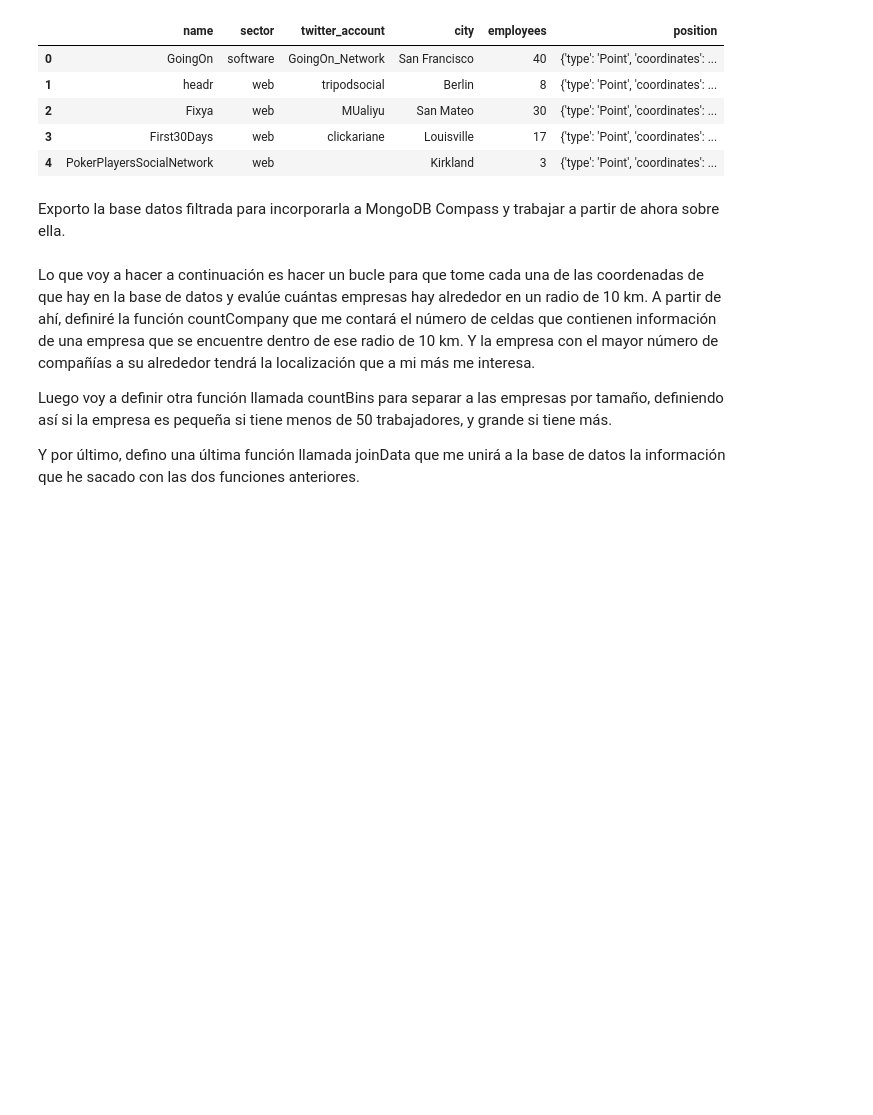
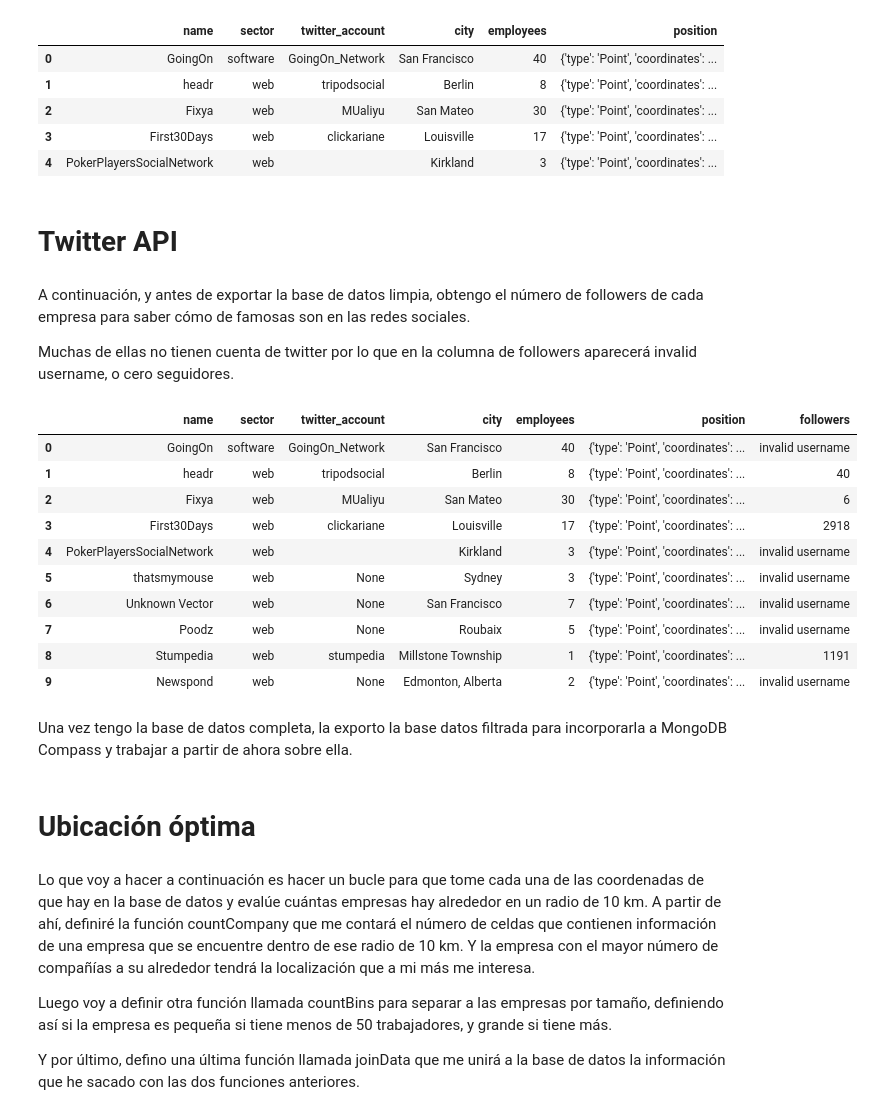
Before and after one commit to alejandroperela/datamad0119, a Jupyter notebook: module-2/tableau-project/your-code/Code.ipynb, the cells around one changed output. Cells and saved outputs as stored; diff of their text form; code cells hidden in the pictures; blank space fills up the shorter version.

```diff
--- a/module-2/tableau-project/your-code/Code.ipynb
+++ b/module-2/tableau-project/your-code/Code.ipynb
@@ -117,3 +117,9 @@ data.head()
 | 2 | Fixya | web | MUaliyu | San Mateo | 30 | {'type': 'Point', 'coordinates': ... |
 | 3 | First30Days | web | clickariane | Louisville | 17 | {'type': 'Point', 'coordinates': ... |
 | 4 | PokerPlayersSocialNetwork | web |  | Kirkland | 3 | {'type': 'Point', 'coordinates': ... |
+# %% [markdown]
+# Twitter API
+# %% [markdown]
+A continuación, y antes de exportar la base de datos limpia, obtengo el número de followers de cada empresa para saber cómo de famosas son en las redes sociales.
+
+Muchas de ellas no tienen cuenta de twitter por lo que en la columna de followers aparecerá invalid username, o cero seguidores.
@@ -120,7 +135,49 @@ data.head()
+# %%
+def getFollowers(twitteruser):
+    followers = []
+    for tweet in twitteruser:
+        if twitteruser is None:
+            followers.append(0)
+        else:
+            try:
+                user = api.get_user(tweet)
+                followers.append(user.followers_count)
+            except Exception as e:
+                if e == "[{u'message': u'Rate limit exceeded', u'code': 88}]":
+                    time.sleep(60*15)
+                else:
+                    followers.append("invalid username")
+    followers = pd.DataFrame(followers)
+    return followers
+
+
+def joinData2(data1, data2):
+    data1["followers"] = data2[0]
+    return data
+
+
+followers = getFollowers(data["twitter_account"])
+
+data = joinData2(data, followers)
+data.head()
+# %% [output]
+|  | name | sector | twitter_account | city | employees | position | followers |
+| 0 | GoingOn | software | GoingOn_Network | San Francisco | 40 | {'type': 'Point', 'coordinates': ... | invalid username |
+| 1 | headr | web | tripodsocial | Berlin | 8 | {'type': 'Point', 'coordinates': ... | 40 |
+| 2 | Fixya | web | MUaliyu | San Mateo | 30 | {'type': 'Point', 'coordinates': ... | 6 |
+| 3 | First30Days | web | clickariane | Louisville | 17 | {'type': 'Point', 'coordinates': ... | 2918 |
+| 4 | PokerPlayersSocialNetwork | web |  | Kirkland | 3 | {'type': 'Point', 'coordinates': ... | invalid username |
+| 5 | thatsmymouse | web | None | Sydney | 3 | {'type': 'Point', 'coordinates': ... | invalid username |
+| 6 | Unknown Vector | web | None | San Francisco | 7 | {'type': 'Point', 'coordinates': ... | invalid username |
+| 7 | Poodz | web | None | Roubaix | 5 | {'type': 'Point', 'coordinates': ... | invalid username |
+| 8 | Stumpedia | web | stumpedia | Millstone Township | 1 | {'type': 'Point', 'coordinates': ... | 1191 |
+| 9 | Newspond | web | None | Edmonton, Alberta | 2 | {'type': 'Point', 'coordinates': ... | invalid username |
 # %% [markdown]
-Exporto la base datos filtrada para incorporarla a MongoDB Compass y trabajar a partir de ahora sobre ella.
+Una vez tengo la base de datos completa, la exporto la base datos filtrada para incorporarla a MongoDB Compass y trabajar a partir de ahora sobre ella.
 # %%
 data.to_json("comp_with_coords.json", orient="records", lines=True)
+# %% [markdown]
+# Ubicación óptima
 # %% [markdown]
 Lo que voy a hacer a continuación es hacer un bucle para que tome cada una de las coordenadas de que hay en la base de datos y evalúe cuántas empresas hay alrededor en un radio de 10 km. A partir de ahí, definiré la función countCompany que me contará el número de celdas que contienen información de una empresa que se encuentre dentro de ese radio de 10 km. Y la empresa con el mayor número de compañías a su alrededor tendrá la localización que a mi más me interesa.
 
```
Also changed, not shown: parts of 19 cells of this notebook, 2 other files.
